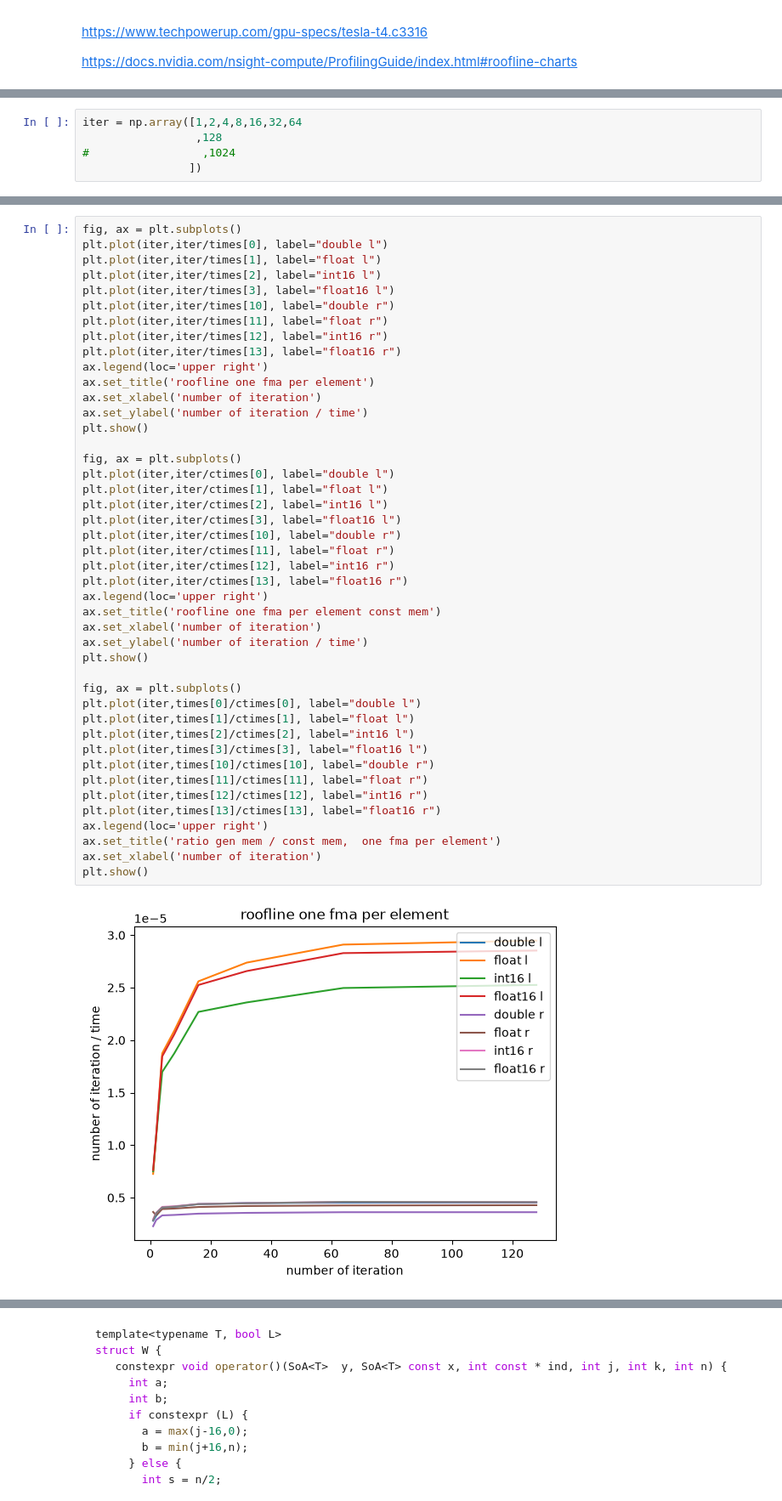
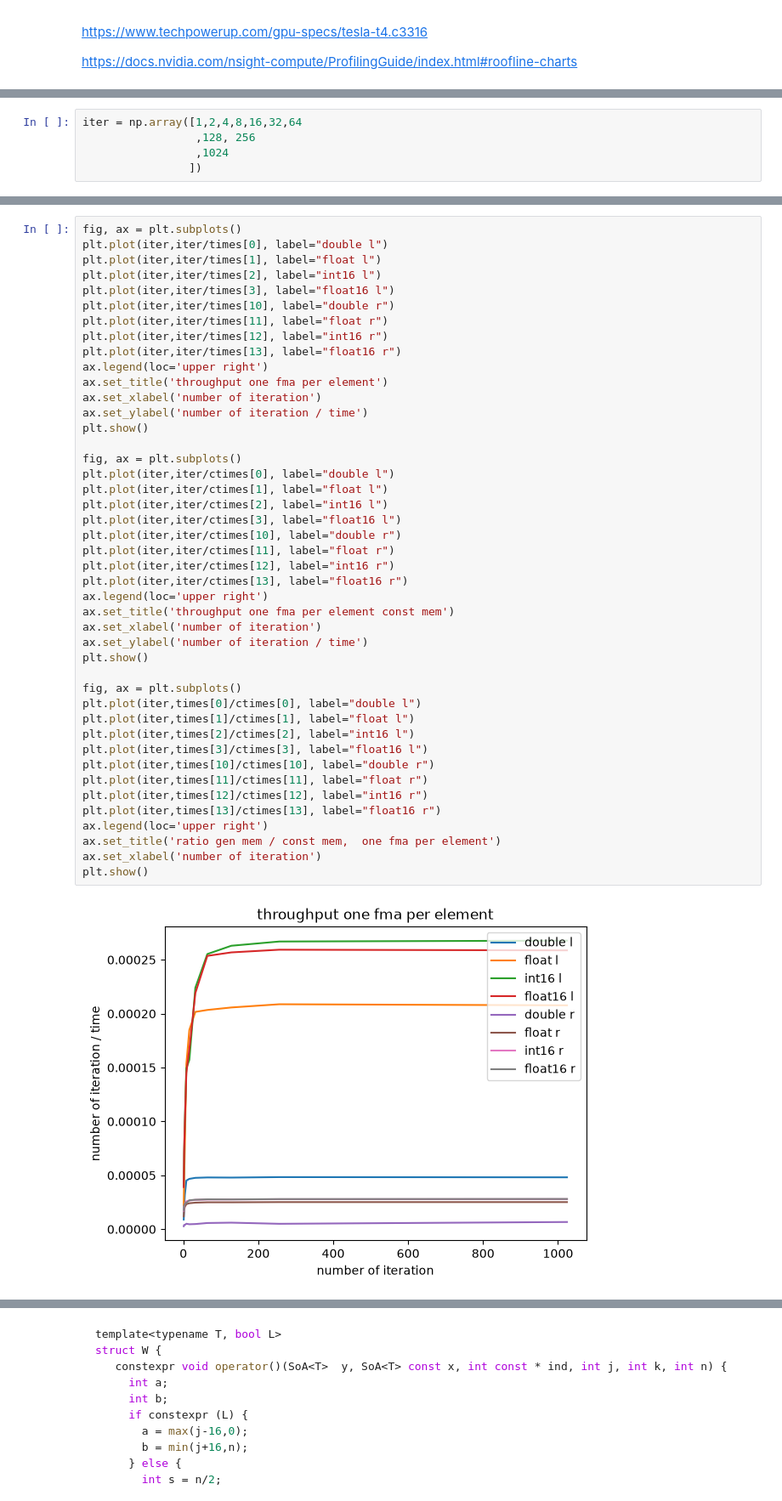
Before and after one commit to VinInn/pyTools, a Jupyter notebook: rooflineT4.ipynb, the cells around one changed output, grey strips where cells are left out. Shown at 85% size. Drawn from its saved outputs; the diff is of its cells as text.

Commit message:
add more plots

```diff
--- a/rooflineT4.ipynb
+++ b/rooflineT4.ipynb
@@ -126,7 +196,7 @@ ctimes = ctimes.transpose()
 # %%
 iter = np.array([1,2,4,8,16,32,64
-                 ,128
-#                 ,1024
+                 ,128, 256
+                 ,1024
                 ])
 # %%
 fig, ax = plt.subplots()
@@ -155,38 +225,38 @@ plt.plot(iter,iter/times[11], label="float r")
 plt.plot(iter,iter/times[12], label="int16 r")
 plt.plot(iter,iter/times[13], label="float16 r")
 ax.legend(loc='upper right')
-ax.set_title('roofline one fma per element')
+ax.set_title('throughput one fma per element')
 ax.set_xlabel('number of iteration')
 ax.set_ylabel('number of iteration / time')
 plt.show()
 
 fig, ax = plt.subplots()
 plt.plot(iter,iter/ctimes[0], label="double l")
 plt.plot(iter,iter/ctimes[1], label="float l")
 plt.plot(iter,iter/ctimes[2], label="int16 l")
 plt.plot(iter,iter/ctimes[3], label="float16 l")
 plt.plot(iter,iter/ctimes[10], label="double r")
 plt.plot(iter,iter/ctimes[11], label="float r")
 plt.plot(iter,iter/ctimes[12], label="int16 r")
 plt.plot(iter,iter/ctimes[13], label="float16 r")
 ax.legend(loc='upper right')
-ax.set_title('roofline one fma per element const mem')
+ax.set_title('throughput one fma per element const mem')
 ax.set_xlabel('number of iteration')
 ax.set_ylabel('number of iteration / time')
 plt.show()
 
 fig, ax = plt.subplots()
 plt.plot(iter,times[0]/ctimes[0], label="double l")
 plt.plot(iter,times[1]/ctimes[1], label="float l")
 plt.plot(iter,times[2]/ctimes[2], label="int16 l")
 plt.plot(iter,times[3]/ctimes[3], label="float16 l")
 plt.plot(iter,times[10]/ctimes[10], label="double r")
 plt.plot(iter,times[11]/ctimes[11], label="float r")
 plt.plot(iter,times[12]/ctimes[12], label="int16 r")
 plt.plot(iter,times[13]/ctimes[13], label="float16 r")
 ax.legend(loc='upper right')
 ax.set_title('ratio gen mem / const mem,  one fma per element')
 ax.set_xlabel('number of iteration')
 plt.show()
 # %% [output]
-[figure, old version]
+[figure, new version]
```
Also changed, not shown: parts of 19 cells of this notebook, 2 other files.
